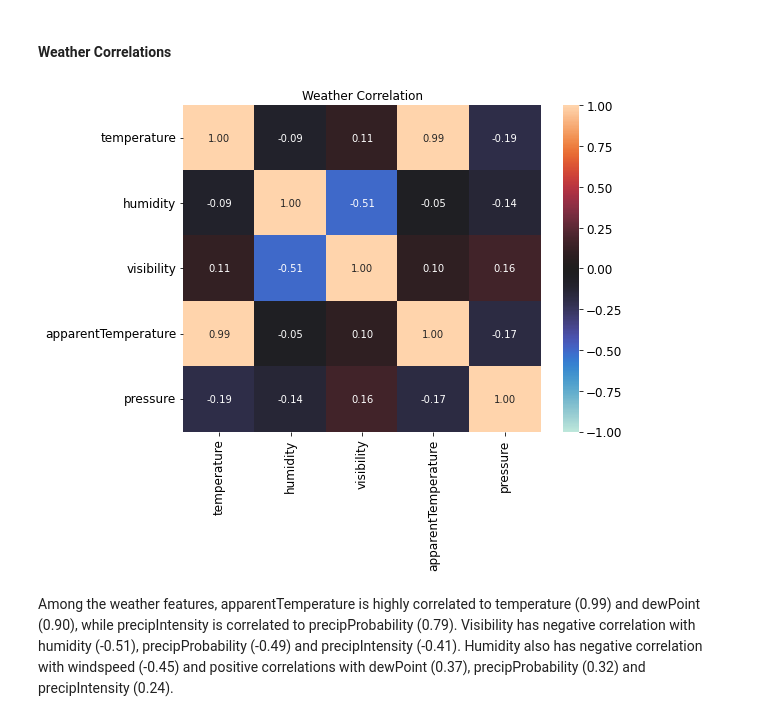
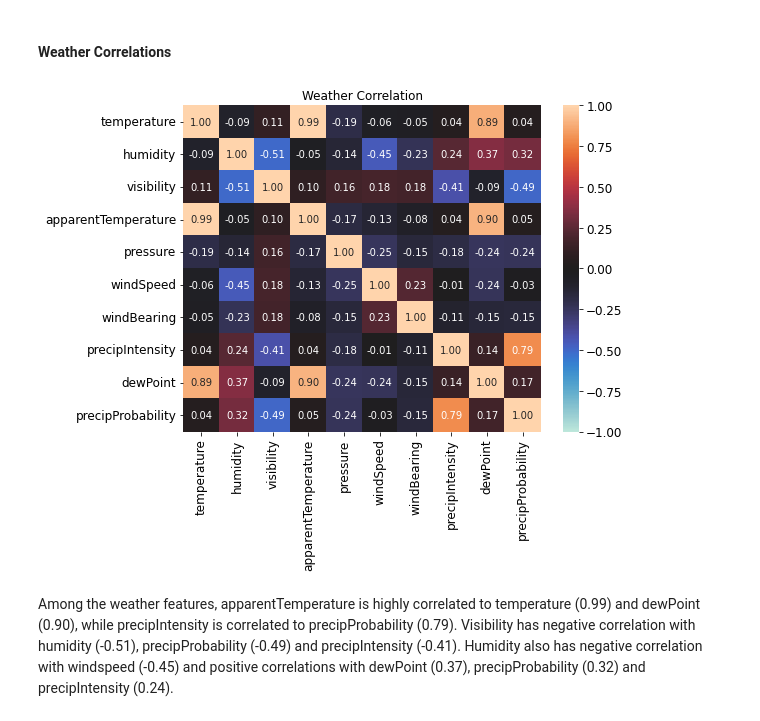
Before and after one commit to nivalf/Predict_Energy_Usage, a Jupyter notebook: predict_energy_usage.ipynb, the cells around one changed output. Cells and saved outputs as stored; diff of their text form; code cells hidden in the pictures.

```diff
--- a/predict_energy_usage.ipynb
+++ b/predict_energy_usage.ipynb
@@ -230,10 +232,10 @@ energy_usage.drop(['use [kW]', 'gen [kW]'], axis=1, inplace=True)
 #### Weather Correlations
 # %%
 fig = plt.subplots(figsize=(8, 6))
-sns.heatmap(energy_usage[energy_usage.columns[16:-5].tolist()].corr(), annot=True, fmt='.2f', vmin=-1.0, vmax=1.0, center=0)
+sns.heatmap(energy_usage[energy_usage.columns[16:].tolist()].corr(), annot=True, fmt='.2f', vmin=-1.0, vmax=1.0, center=0)
 plt.title('Weather Correlation', fontsize=12);
 # %% [output]
-[figure, old version]
+[figure, new version]
 # %% [markdown]
 Among the weather features, apparentTemperature is highly correlated to temperature (0.99) and dewPoint (0.90), while precipIntensity is correlated to precipProbability (0.79). Visibility has negative correlation with humidity (-0.51), precipProbability (-0.49) and precipIntensity (-0.41). Humidity also has negative correlation with windspeed (-0.45) and positive correlations with dewPoint (0.37), precipProbability (0.32) and precipIntensity (0.24).
 # %% [markdown]
```
Also changed, not shown: parts of 45 cells of this notebook.
